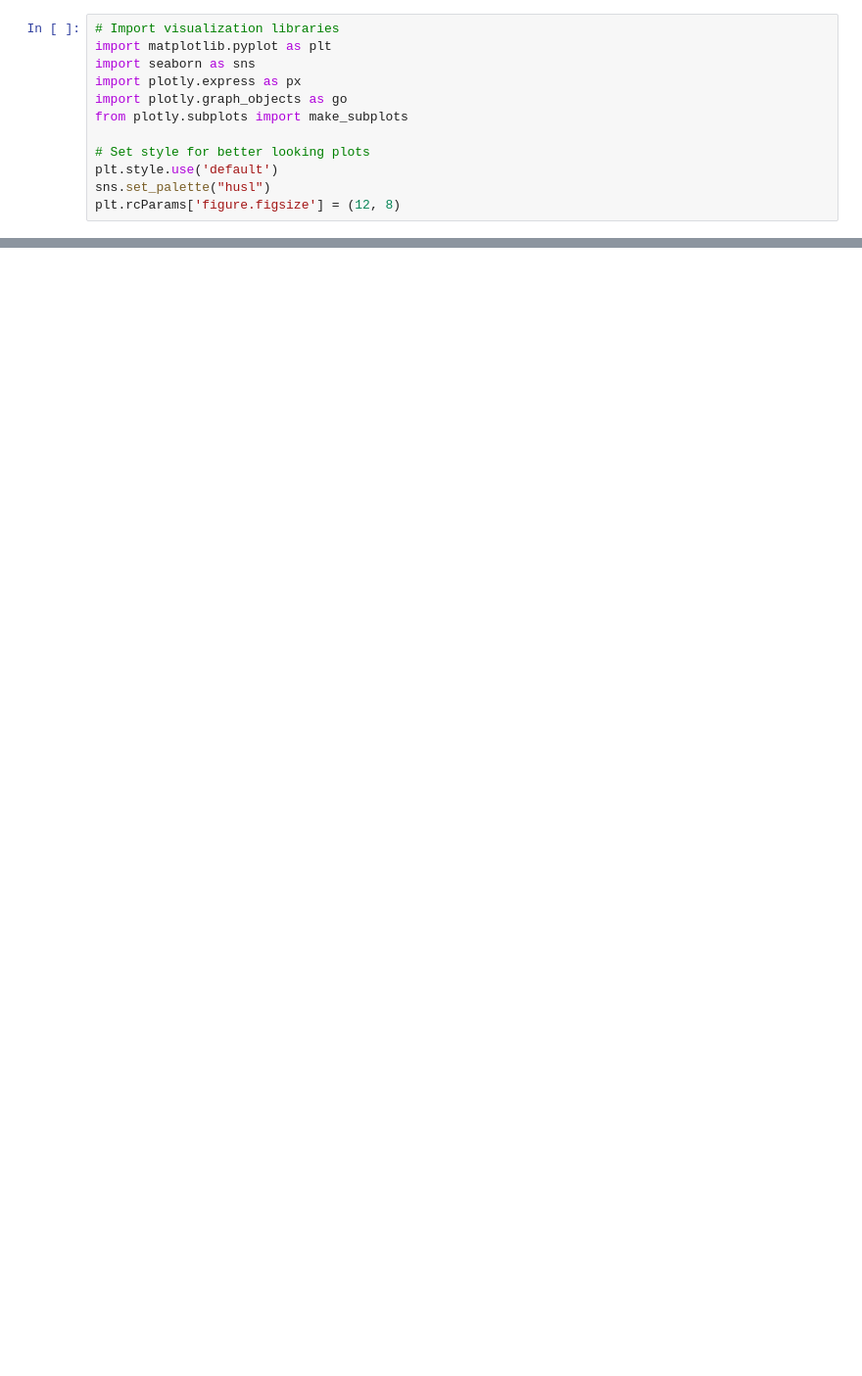
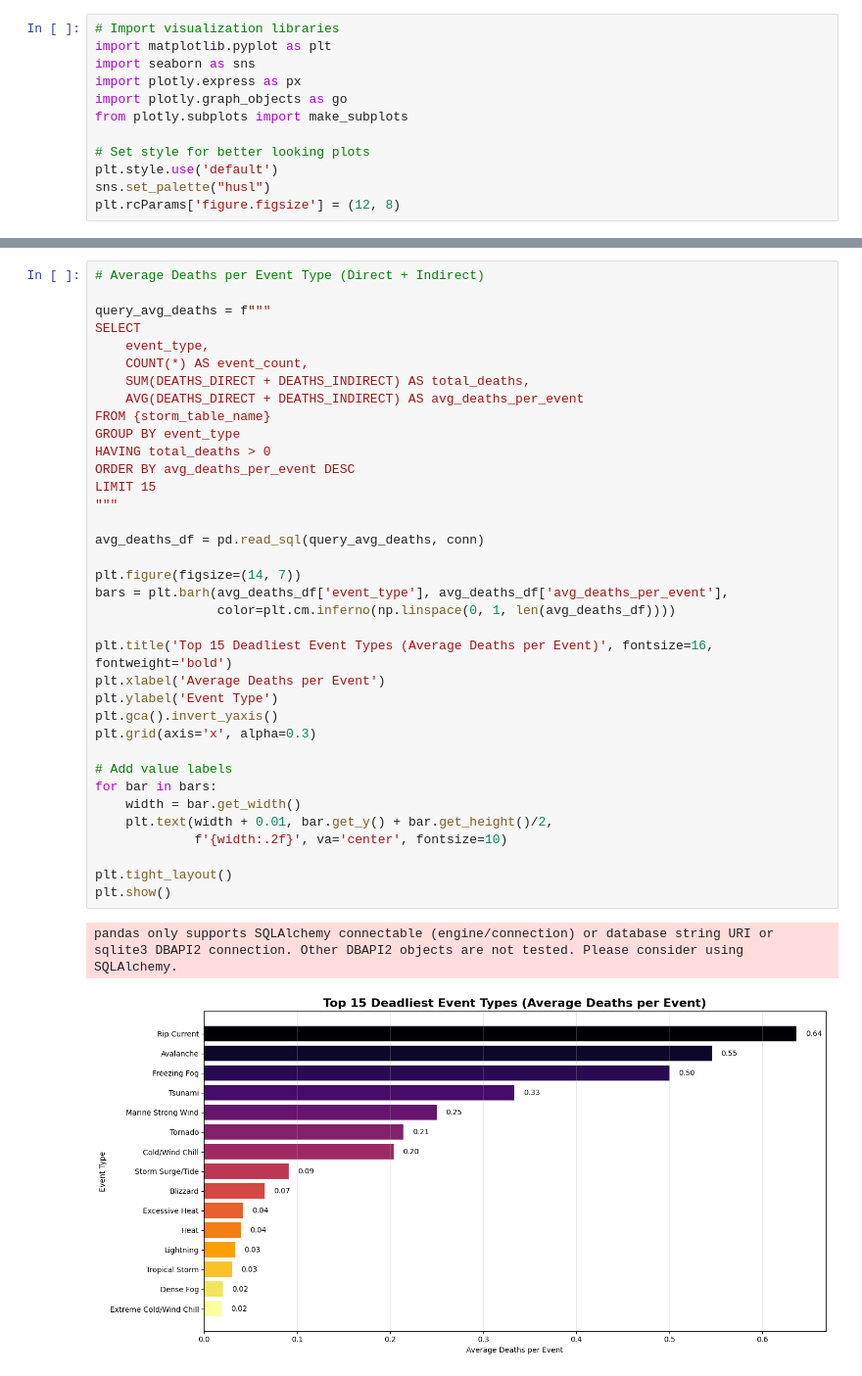
Before and after one commit to TribotCoder/Final-Project, a Jupyter notebook: cap4770_mysql.ipynb, the cells around one changed output, grey strips where cells are left out. Shown at 98% size. Saved outputs shown, nothing was run; the diff lists cells and outputs as text; blank space fills up the shorter version.

```diff
--- a/cap4770_mysql.ipynb
+++ b/cap4770_mysql.ipynb
@@ -432,0 +502,39 @@ VERMONT: 572 events, $1,375,993,000 damage
+# %%
+# Average Deaths per Event Type (Direct + Indirect)
+
+query_avg_deaths = f"""
+SELECT
+    event_type,
+    COUNT(*) AS event_count,
+    SUM(DEATHS_DIRECT + DEATHS_INDIRECT) AS total_deaths,
+    AVG(DEATHS_DIRECT + DEATHS_INDIRECT) AS avg_deaths_per_event
+FROM {storm_table_name}
+GROUP BY event_type
+HAVING total_deaths > 0
+ORDER BY avg_deaths_per_event DESC
+LIMIT 15
+"""
+
+avg_deaths_df = pd.read_sql(query_avg_deaths, conn)
+
+plt.figure(figsize=(14, 7))
+bars = plt.barh(avg_deaths_df['event_type'], avg_deaths_df['avg_deaths_per_event'],
+                color=plt.cm.inferno(np.linspace(0, 1, len(avg_deaths_df))))
+
+plt.title('Top 15 Deadliest Event Types (Average Deaths per Event)', fontsize=16, fontweight='bold')
+plt.xlabel('Average Deaths per Event')
+plt.ylabel('Event Type')
+plt.gca().invert_yaxis()
+plt.grid(axis='x', alpha=0.3)
+
+# Add value labels
+for bar in bars:
+    width = bar.get_width()
+    plt.text(width + 0.01, bar.get_y() + bar.get_height()/2,
+             f'{width:.2f}', va='center', fontsize=10)
+
+plt.tight_layout()
+plt.show()
+# %% [output]
+pandas only supports SQLAlchemy connectable (engine/connection) or database string URI or sqlite3 DBAPI2 connection. Other DBAPI2 objects are not tested. Please consider using SQLAlchemy.
+[figure, added]
```
Also changed, not shown: parts of 13 cells of this notebook.
